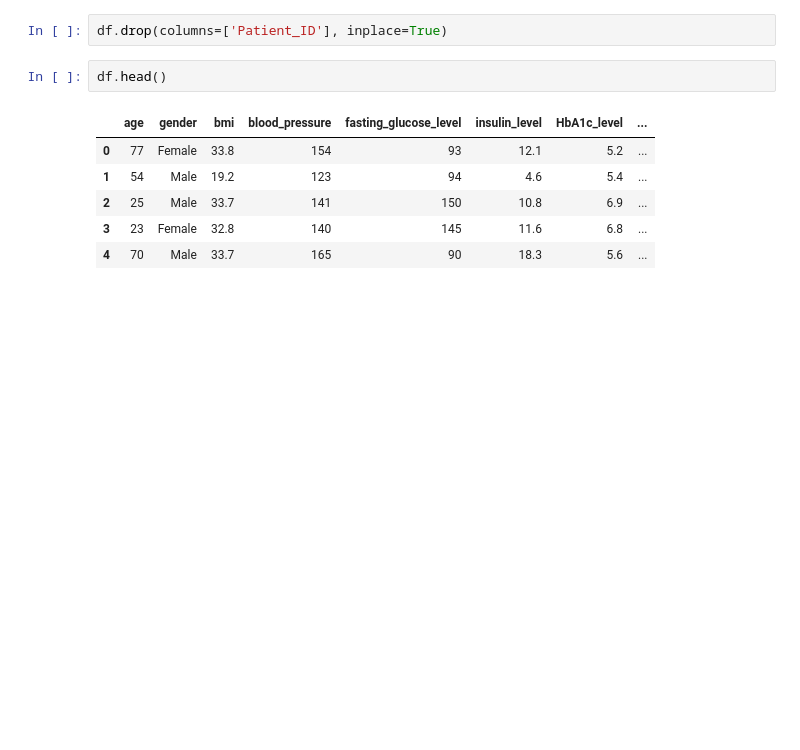
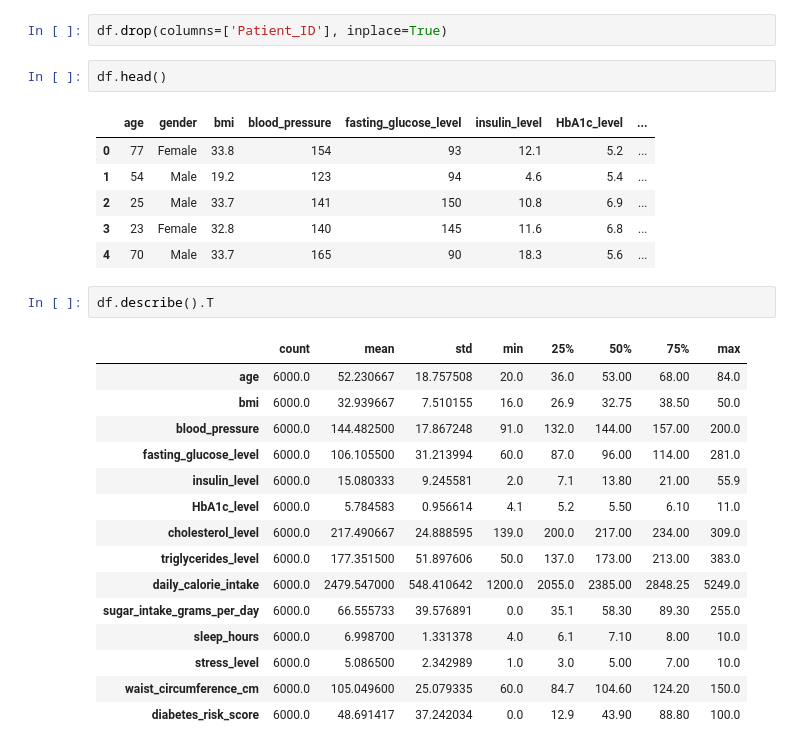
Before and after one commit to sonjoy1s/kaggle_project, a Jupyter notebook: Diabetes_Risk_Prediction_Dataset.ipynb, the cells around one changed output. Cells and saved outputs as stored; diff of their text form; blank space fills up the shorter version.

```diff
--- a/Diabetes_Risk_Prediction_Dataset.ipynb
+++ b/Diabetes_Risk_Prediction_Dataset.ipynb
@@ -53,3 +53,21 @@ df.head()
 | 2 | 25 | Male | 33.7 | 141 | 150 | 10.8 | 6.9 | ... |
 | 3 | 23 | Female | 32.8 | 140 | 145 | 11.6 | 6.8 | ... |
 | 4 | 70 | Male | 33.7 | 165 | 90 | 18.3 | 5.6 | ... |
+# %%
+df.describe().T
+# %% [output]
+|  | count | mean | std | min | 25% | 50% | 75% | max |
+| age | 6000.0 | 52.230667 | 18.757508 | 20.0 | 36.0 | 53.00 | 68.00 | 84.0 |
+| bmi | 6000.0 | 32.939667 | 7.510155 | 16.0 | 26.9 | 32.75 | 38.50 | 50.0 |
+| blood_pressure | 6000.0 | 144.482500 | 17.867248 | 91.0 | 132.0 | 144.00 | 157.00 | 200.0 |
+| fasting_glucose_level | 6000.0 | 106.105500 | 31.213994 | 60.0 | 87.0 | 96.00 | 114.00 | 281.0 |
+| insulin_level | 6000.0 | 15.080333 | 9.245581 | 2.0 | 7.1 | 13.80 | 21.00 | 55.9 |
+| HbA1c_level | 6000.0 | 5.784583 | 0.956614 | 4.1 | 5.2 | 5.50 | 6.10 | 11.0 |
+| cholesterol_level | 6000.0 | 217.490667 | 24.888595 | 139.0 | 200.0 | 217.00 | 234.00 | 309.0 |
+| triglycerides_level | 6000.0 | 177.351500 | 51.897606 | 50.0 | 137.0 | 173.00 | 213.00 | 383.0 |
+| daily_calorie_intake | 6000.0 | 2479.547000 | 548.410642 | 1200.0 | 2055.0 | 2385.00 | 2848.25 | 5249.0 |
+| sugar_intake_grams_per_day | 6000.0 | 66.555733 | 39.576891 | 0.0 | 35.1 | 58.30 | 89.30 | 255.0 |
+| sleep_hours | 6000.0 | 6.998700 | 1.331378 | 4.0 | 6.1 | 7.10 | 8.00 | 10.0 |
+| stress_level | 6000.0 | 5.086500 | 2.342989 | 1.0 | 3.0 | 5.00 | 7.00 | 10.0 |
+| waist_circumference_cm | 6000.0 | 105.049600 | 25.079335 | 60.0 | 84.7 | 104.60 | 124.20 | 150.0 |
+| diabetes_risk_score | 6000.0 | 48.691417 | 37.242034 | 0.0 | 12.9 | 43.90 | 88.80 | 100.0 |
```
Also changed, not shown: parts of 2 cells of this notebook.
